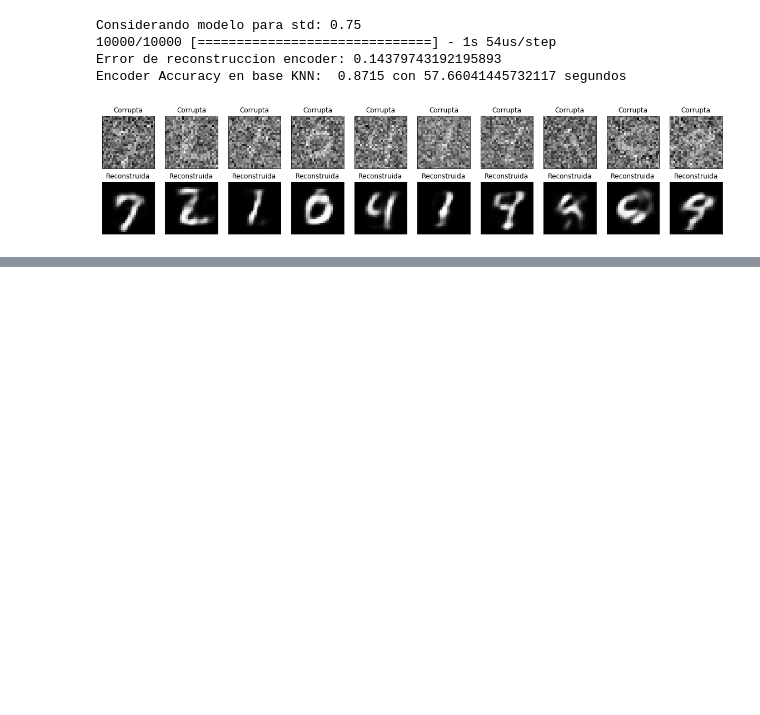
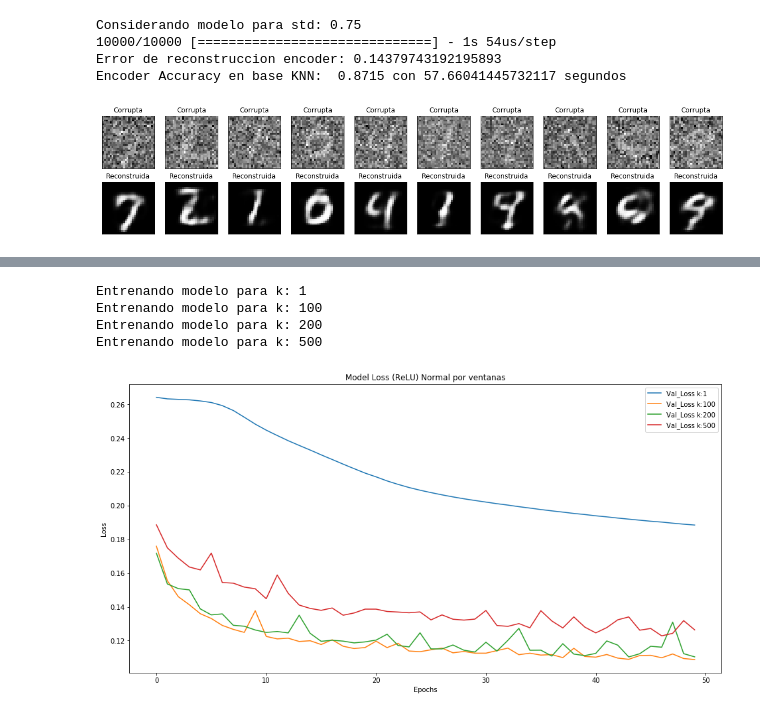
Before and after one commit to AlfredoAlfi/NNTarea2, a Jupyter notebook: Pregunta3.ipynb, the cells around one changed output, grey strips where cells are left out. Drawn from its saved outputs; the diff is of its cells as text; code cells hidden in the pictures; blank space fills up the shorter version.

```diff
--- a/Pregunta3.ipynb
+++ b/Pregunta3.ipynb
@@ -1355,0 +1417,2 @@ NameError: name 'vectorProb' is not defined
+# %%
+array=transformar784(obtenermuestras(gaussianas))
@@ -1355,0 +1423,49 @@ NameError: name 'vectorProb' is not defined
+# %%
+def corromper_normal(x_train, x_val, x_test, array,k):
+    noisy_x_tr = x_train *  k* np.asarray(np.tile(array,(x_train.shape[0],1)))
+    noisy_x_v = x_val * k* np.asarray(np.tile(array,(x_val.shape[0],1)))
+    noisy_x_t = x_test * k*np.asarray(np.tile(array,(x_test.shape[0],1)))
+
+    return noisy_x_tr, noisy_x_v, noisy_x_t
+# %%
+hist_corruptos_ventanas = []
+ks=[1,100,200,500]
+for k in ks:
+    print ("Entrenando modelo para k:", k)
+    noisy_x_train, noisy_x_val, noisy_x_test = corromper_normal(x_train, x_val, x_test, array,k)
+    input_img = Input(shape=(784,))
+    encoded = Dense(32, activation='relu')(input_img)
+    decoded = Dense(784, activation='sigmoid')(encoded)
+    autoencoder = Model(inputs=input_img, outputs=decoded)
+    encoder = Model(inputs=input_img, outputs=encoded)
+    encoded_input = Input(shape=(32,))
+    decoder_layer = autoencoder.layers[-1]
+    decoder = Model(inputs=encoded_input, outputs=decoder_layer(encoded_input))
+
+    autoencoder.compile(optimizer=SGD(lr=1.0), loss='binary_crossentropy')
+    hist = autoencoder.fit(noisy_x_train, x_train, epochs=50, batch_size=32,verbose=0,shuffle=True, validation_data=(noisy_x_val, x_val))
+    autoencoder.save('./corruptos/autoencoder_768x32_normail_K_'+str(k)+'.h5')
+    hist_corruptos_ventanas.append(hist)
+# %% [output]
+Entrenando modelo para k: 1
+Entrenando modelo para k: 100
+Entrenando modelo para k: 200
+Entrenando modelo para k: 500
+# %%
+###graficar hists corruptos
+import matplotlib.pyplot as plt
+%matplotlib inline
+
+i=0
+plt.figure(figsize=(16, 8))
+for hist in hist_corruptos_ventanas:
+    plt.plot(hist.history['val_loss'],label="Val_Loss k:"+str(ks[i]))
+    i+=1
+
+plt.title("Model Loss (ReLU) Normal por ventanas")
+plt.ylabel('Loss')
+plt.xlabel('Epochs')
+plt.legend(loc="upper right")
+plt.show()
+# %% [output]
+[figure, added]
```
Also changed, not shown: parts of 15 cells of this notebook, 9 other files.
